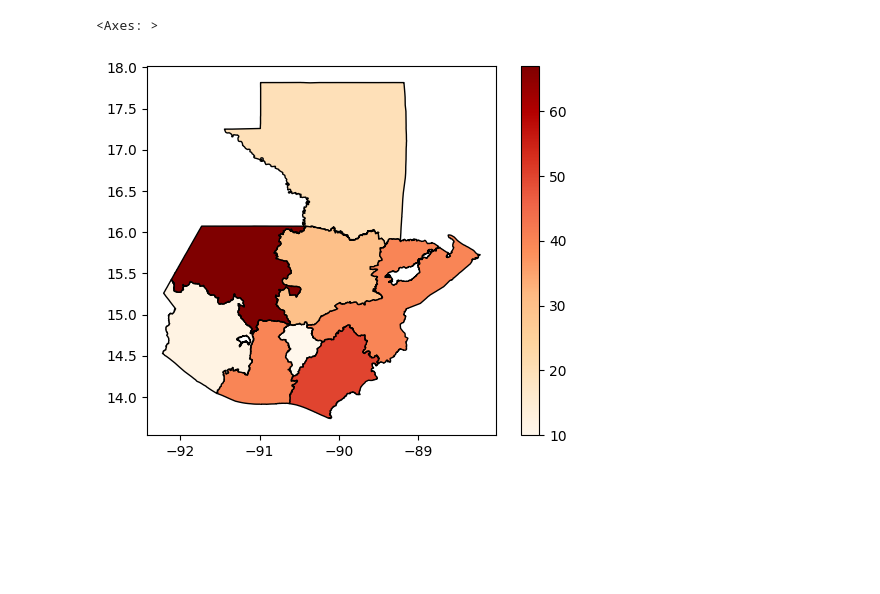
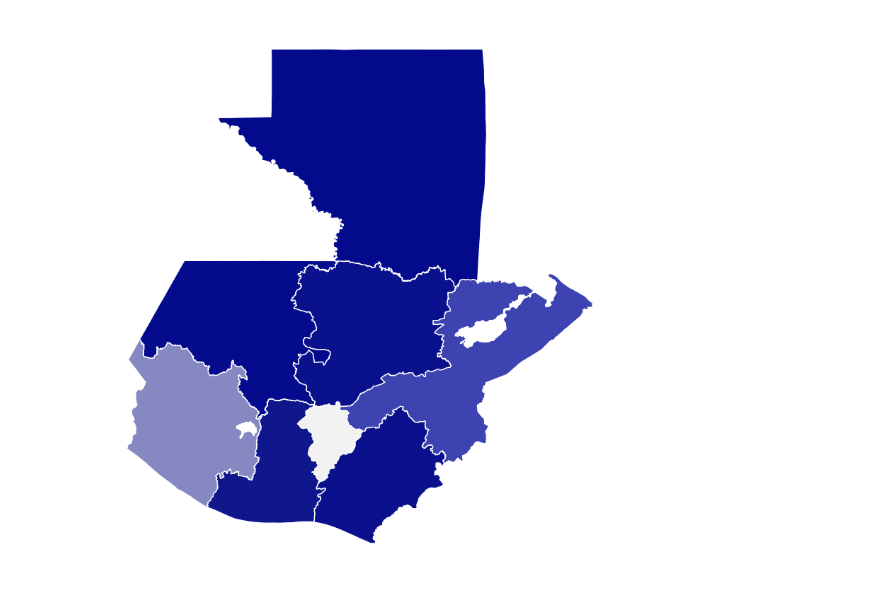
Before and after one commit to 1u1s4/INE_mapas_regionales, a Jupyter notebook: main2.ipynb, the cells around one changed output. Cells and saved outputs as stored; diff of their text form; code cells hidden in the pictures; blank space fills up the shorter version.

Commit message:
falta colores correctos

```diff
--- a/main2.ipynb
+++ b/main2.ipynb
@@ -34,5 +85,30 @@ plt.show()
-# %%
-tracts.plot(column="nueva_columna", cmap="OrRd", edgecolor="k", legend=True)
-# %% [output]
-<Axes: >
-[figure, removed]
+# %%
+import geopandas as gpd
+import matplotlib.pyplot as plt
+import matplotlib.colors as colors
+
+pth = 'regiones/regiones.shp'
+tracts = gpd.read_file(pth)
+
+# Agrega valores a la nueva columna según la región
+tracts.loc[tracts['region'] == 'Región I', 'nueva_columna'] = 2061
+tracts.loc[tracts['region'] == 'Región II', 'nueva_columna'] = 770
+tracts.loc[tracts['region'] == 'Región III', 'nueva_columna'] = 1168
+tracts.loc[tracts['region'] == 'Región IV', 'nueva_columna'] = 775
+tracts.loc[tracts['region'] == 'Región V', 'nueva_columna'] = 863
+tracts.loc[tracts['region'] == 'Región VI', 'nueva_columna'] = 1722
+tracts.loc[tracts['region'] == 'Región VII', 'nueva_columna'] = 673
+tracts.loc[tracts['region'] == 'Región VIII', 'nueva_columna'] = 648
+# Continua con las otras regiones...
+
+# Define el mapa de colores personalizado
+cmap = colors.LinearSegmentedColormap.from_list("", ['#030A8C', '#181E8C', '#666CD9', '#8083BF', '#F2F2F2'])
+
+fig, ax = plt.subplots(figsize=(13.5, 10))  # Crea una figura y ejes con un tamaño específico
+
+# Desactiva la leyenda, establece el color de borde a blanco y el grosor a 0.5
+tracts.plot(column="nueva_columna", cmap=cmap, edgecolor="white", linewidth=1, legend=False, ax=ax)
+ax.axis('off')  # Desactiva los ejes
+plt.show()  # Muestra la figura
+# %% [output]
+[figure, added]
```
Also changed, not shown: parts of 10 cells of this notebook, 3 other files.
